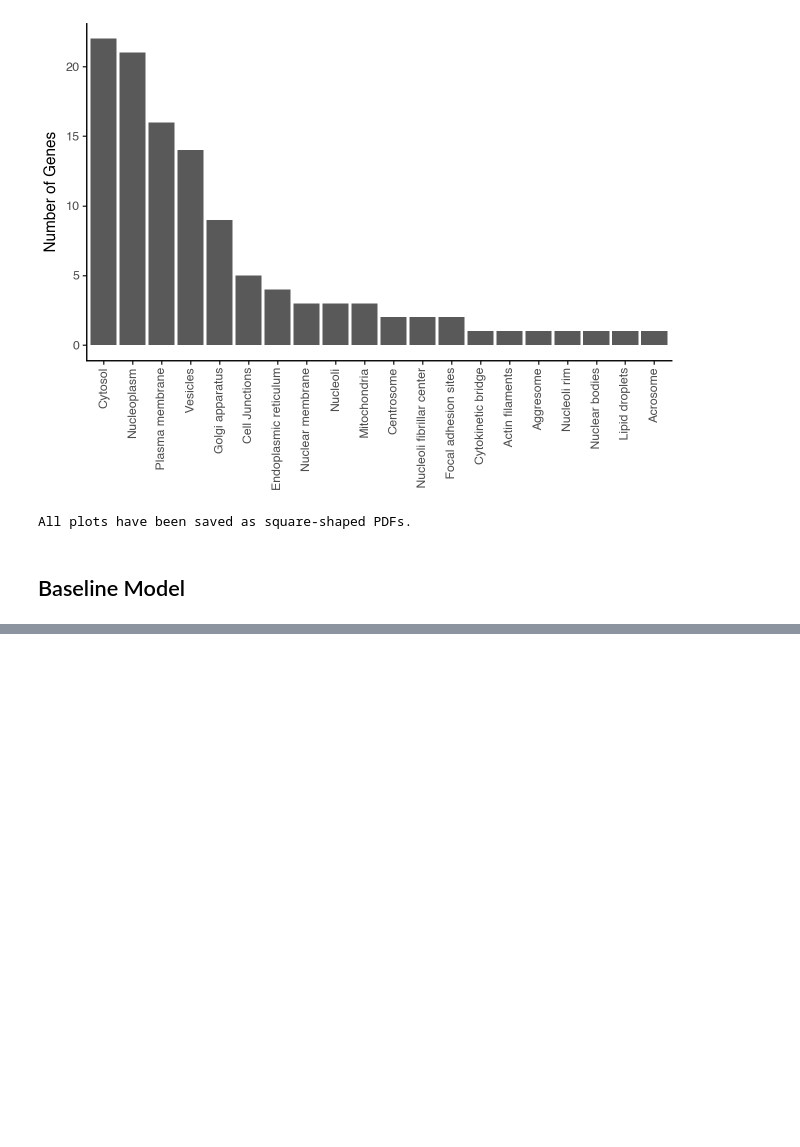
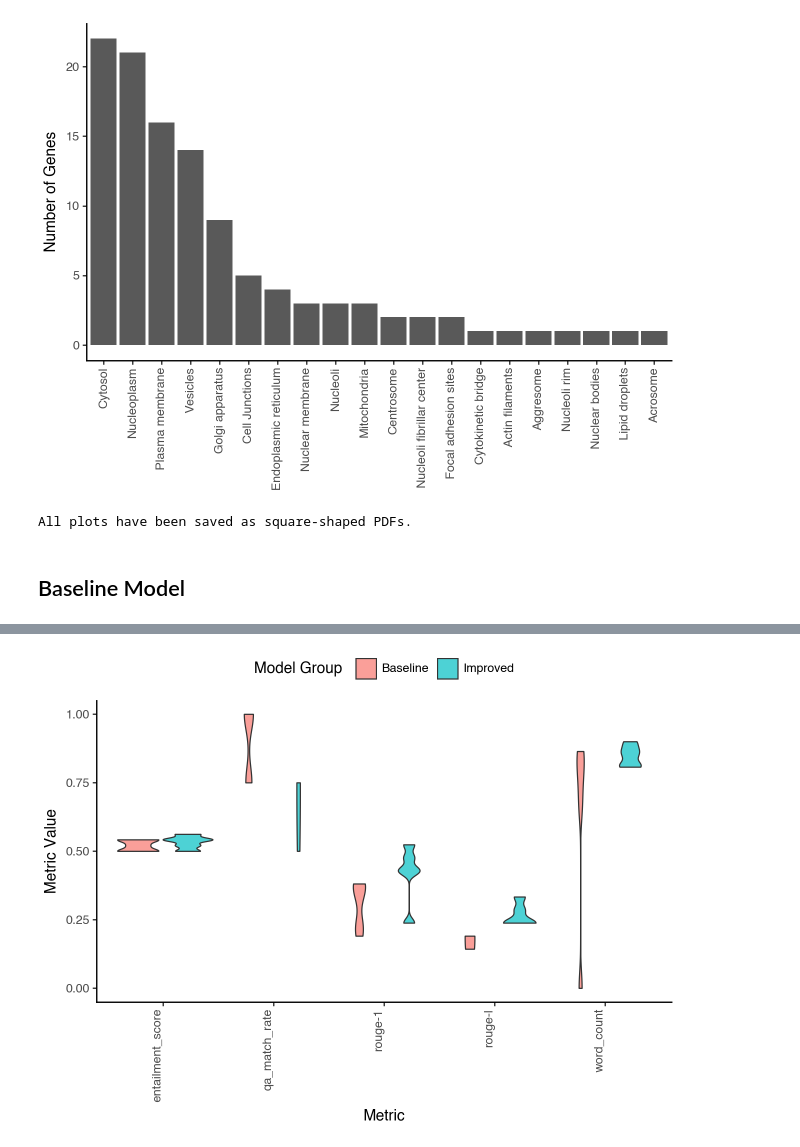
Before and after one commit to kantonopoulos/hpa-ai-summaries, a Jupyter notebook: scripts/pipeline.ipynb, the cells around one changed output, grey strips where cells are left out. Cells and saved outputs as stored; diff of their text form; code cells hidden in the pictures; blank space fills up the shorter version.

```diff
--- a/scripts/pipeline.ipynb
+++ b/scripts/pipeline.ipynb
@@ -623,0 +821,12 @@ Metrics DataFrame:
+# %%
+# Select only the refined summaries
+refined_summaries = {
+    gene_id: gene_info["refined_summaries"]
+    for gene_id, gene_info in improved_results.items()
+    if "refined_summaries" in gene_info
+}
+
+# Save refined summaries to a file
+with open(improved_output_file, "w") as f:
+    json.dump(refined_summaries, f, indent=2)
+print(f"Refined summaries saved to {improved_output_file}")
@@ -623,0 +835,69 @@ Metrics DataFrame:
+# %%
+# Function to evaluate summaries for variance test
+def evaluate_summaries_var(gene_data, summaries, source, summary_key=None):
+    all_results = []
+    for gene_id, gene_info in gene_data.items():
+        # Extract summaries based on the format
+        if summary_key:
+            summary_list = summaries.get(gene_id, {}).get(summary_key, [])
+        else:
+            summary_list = summaries.get(gene_id, [])
+
+        if not summary_list:
+            continue
+
+        # Evaluate each summary in the list
+        for summary in summary_list:
+            df = evaluate_summary(gene_info, summary)
+            df['Model'] = source  # Add model information
+            all_results.append(df)
+
+    metrics_df = pd.concat(all_results, ignore_index=True)
+    return metrics_df
+
+# Load data and summaries
+sample_file = '../data/sampled_genes.json'
+baseline_file = '../data/single_gene_summaries_baseline_variance.json'
+improved_file = '../data/single_gene_summaries_improved_variance.json'
+
+with open(sample_file, 'r') as f:
+    gene_data = json.load(f)
+
+# Run evaluation 5 times for baseline and improved models
+baseline_metrics_list = []
+improved_metrics_list = []
+
+for i in range(5):
+    print(f"Evaluating baseline model, iteration {i + 1}...")
+    with open(baseline_file, 'r') as f:
+        baseline_summaries = json.load(f)
+    baseline_metrics = evaluate_summaries_var(
+        gene_data, baseline_summaries, source=f'Baseline_{i + 1}', summary_key="baseline_summaries"
+    )
+    baseline_metrics_list.append(baseline_metrics)
+
+for i in range(5):
+    print(f"Evaluating improved model, iteration {i + 1}...")
+    with open(improved_file, 'r') as f:
+        improved_summaries = json.load(f)
+    improved_metrics = evaluate_summaries_var(
+        gene_data, improved_summaries, source=f'Improved_{i + 1}'
+    )
+    improved_metrics_list.append(improved_metrics)
+
+# Combine metrics
+combined_metrics['Model_Group'] = combined_metrics['Model'].str.split('_').str[0]
+
+p = (
+    ggplot(combined_metrics, aes(x='metric', y='value', fill='Model_Group')) +
+    geom_violin(alpha=0.7) +  # Add transparency for better visualization
+    labs(x='Metric', y='Metric Value', fill='Model Group') +
+    theme_classic() +
+    theme(
+        axis_text_x=element_text(rotation=90, hjust=1),
+        legend_position='top'
+    )
+)
+
+p.show()
+# %% [output]
@@ -623,0 +914 @@ Metrics DataFrame:
+[figure, added]
```
Also changed, not shown: parts of 15 cells of this notebook, 2 other files.
